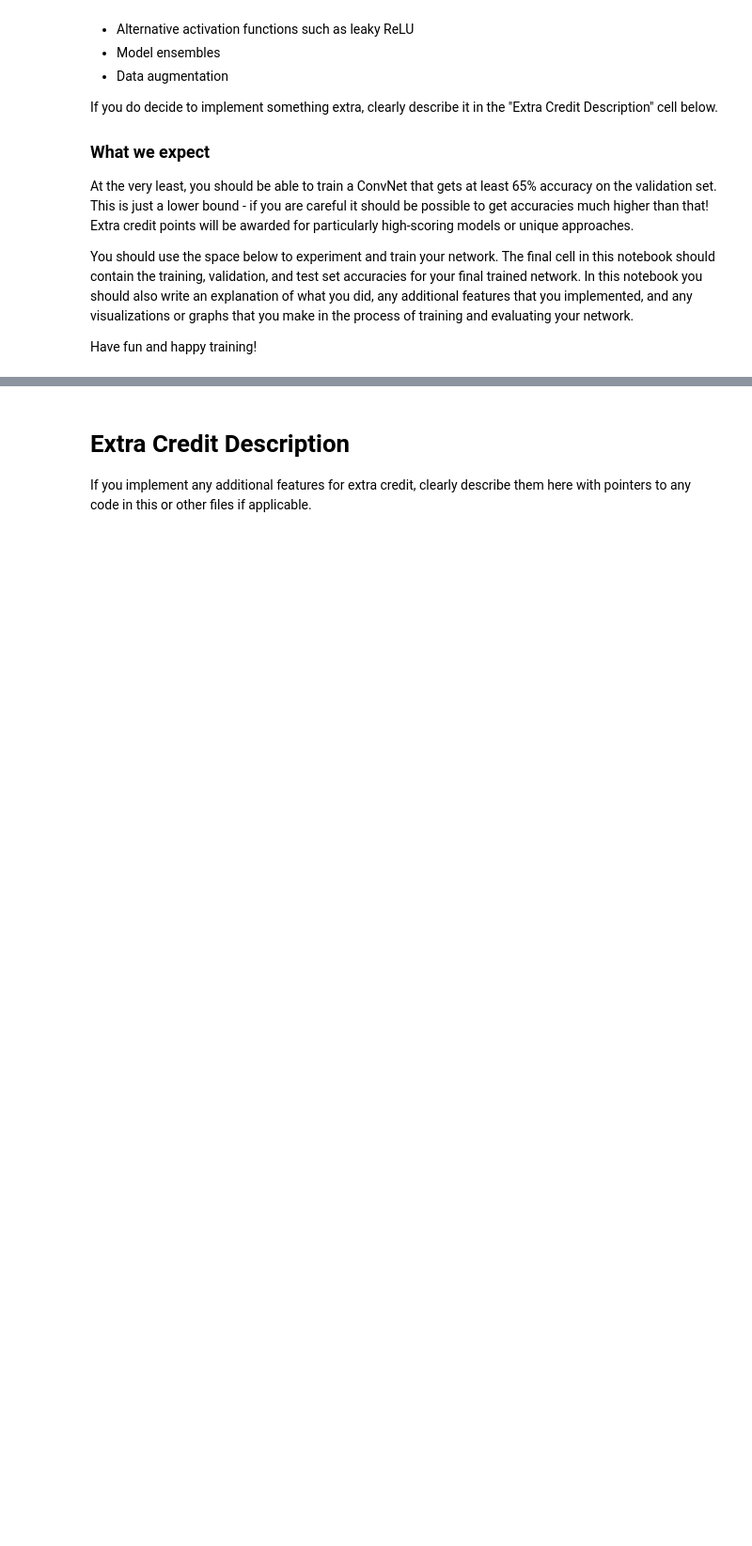
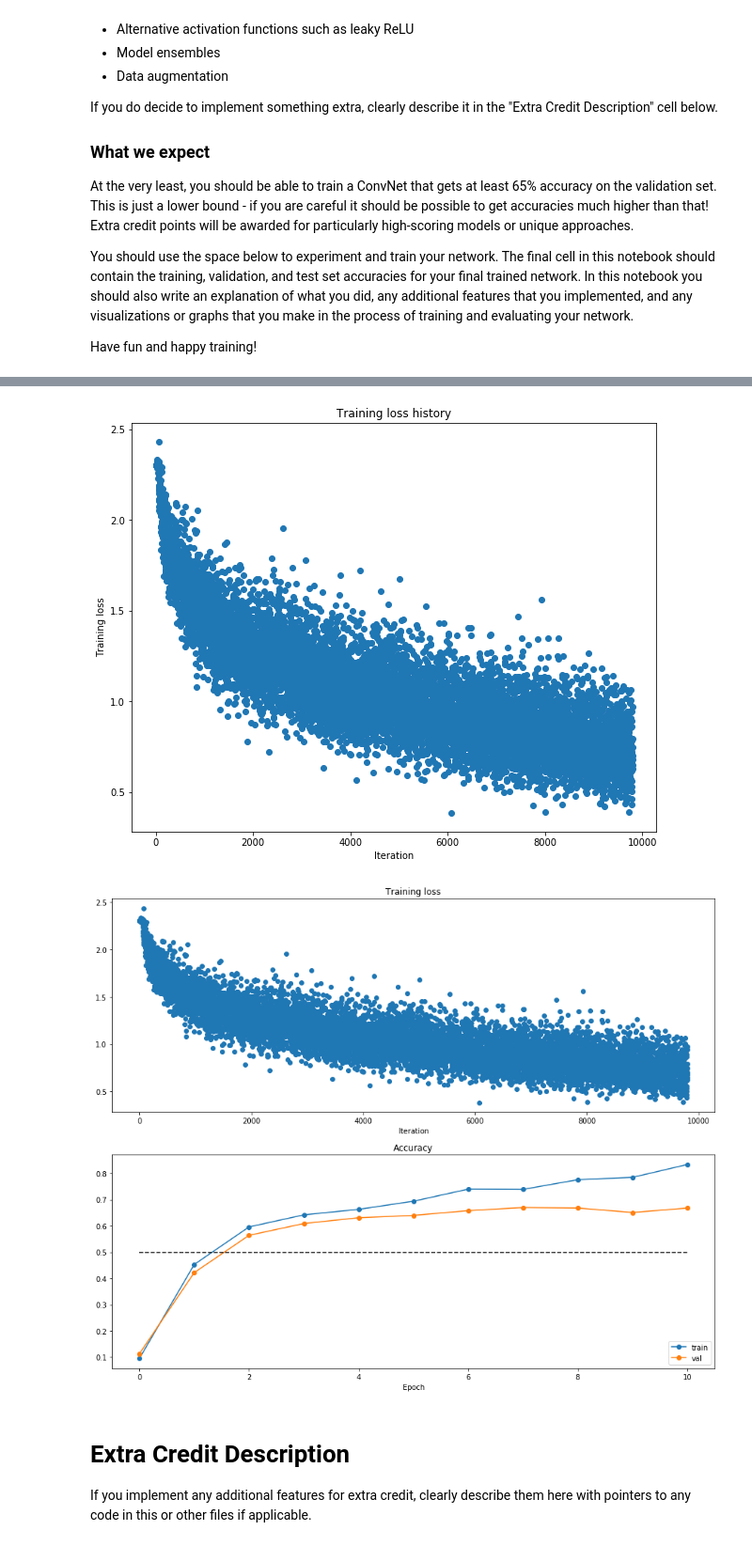
Before and after one commit to ZengChen94/COMP540, a Jupyter notebook: hw5/ConvolutionalNetworks.ipynb, the cells around one changed output, grey strips where cells are left out. Shown at 94% size. Drawn from its saved outputs; the diff is of its cells as text; code cells hidden in the pictures; blank space fills up the shorter version.

```diff
--- a/hw5/ConvolutionalNetworks.ipynb
+++ b/hw5/ConvolutionalNetworks.ipynb
@@ -547,0 +574,62 @@ Have fun and happy training!
+# %%
+# Train a really good model on CIFAR-10
+from layer_utils import *
+from convnet import *
+
+# num_train = 500
+# data = {
+#   'X_train': data['X_train'][:num_train],
+#   'y_train': data['y_train'][:num_train],
+#   'X_val': data['X_val'],
+#   'y_val': data['y_val'],
+# }
+
+input_dim = (3, 32, 32)
+model = ConvNet(input_dim=input_dim, weight_scale=0.001, hidden_dim=500, reg=0.001, filter_size=5)
+
+solver = Solver(model, data,
+                num_epochs=10, batch_size=50,
+                update_rule='adam',
+                optim_config={
+                  'learning_rate': 1e-3,
+                },
+                lr_decay=0.95,
+                verbose=True,
+                print_every=20)
+solver.train()
+
+X_train = data['X_train'][:500]
+X_val = data['X_val']
+X_test = data['X_test']
+y_train = data['y_train'][:500]
+y_val = data['y_val']
+y_test = data['y_test']
+
+y_train_pred = np.argmax(model.loss(X_train), axis=1)
+y_val_pred = np.argmax(model.loss(X_val), axis=1)
+y_test_pred = np.argmax(model.loss(X_test), axis=1)
+print 'Train set accuracy: ', (y_train_pred == y_train).mean()
+print 'Validation set accuracy: ', (y_val_pred == y_val).mean()
+print 'Test set accuracy: ', (y_test_pred == y_test).mean()
+
+plt.plot(solver.loss_history, 'o')
+plt.title('Training loss history')
+plt.xlabel('Iteration')
+plt.ylabel('Training loss')
+plt.show()
+
+plt.subplot(2, 1, 1)
+plt.title('Training loss')
+plt.plot(solver.loss_history, 'o')
+plt.xlabel('Iteration')
+
+plt.subplot(2, 1, 2)
+plt.title('Accuracy')
+plt.plot(solver.train_acc_history, '-o', label='train')
+plt.plot(solver.val_acc_history, '-o', label='val')
+plt.plot([0.5] * len(solver.val_acc_history), 'k--')
+plt.xlabel('Epoch')
+plt.legend(loc='lower right')
+plt.gcf().set_size_inches(15, 12)
+plt.show()
+# %% [output]
@@ -548,3 +653,5 @@ Have fun and happy training!
+[figure, added]
+[figure, added]
 # %% [markdown]
 # Extra Credit Description
 If you implement any additional features for extra credit, clearly describe them here with pointers to any code in this or other files if applicable.
```
Also changed, not shown: parts of 20 cells of this notebook, 27 other files.
